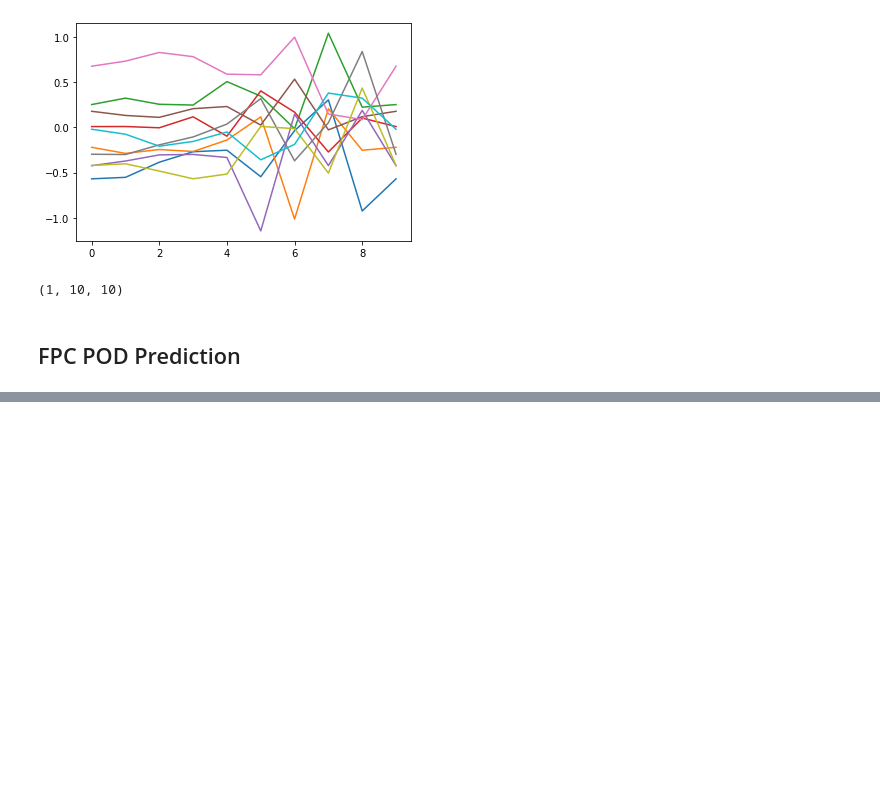
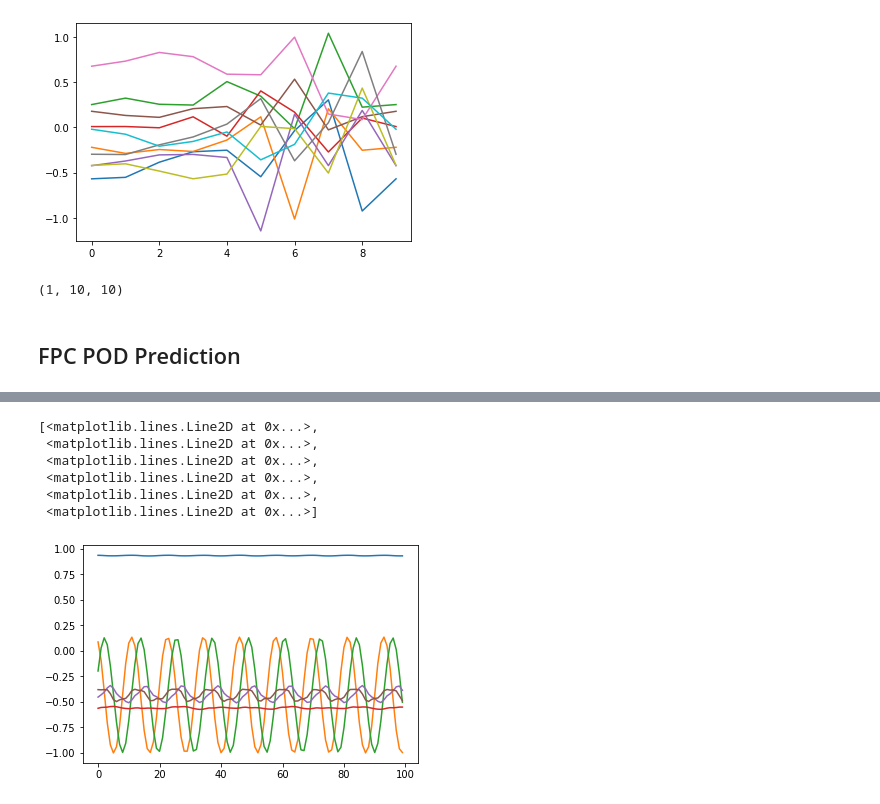
Before and after one commit to acse-zrw20/DD-GAN-AE, a Jupyter notebook: examples/Predictive adversarial.ipynb, the cells around one changed output, grey strips where cells are left out. Cells and saved outputs as stored; diff of their text form; code cells hidden in the pictures; blank space fills up the shorter version.

```diff
--- a/examples/Predictive adversarial.ipynb
+++ b/examples/Predictive adversarial.ipynb
@@ -464,0 +483,10 @@ predicted = pred_adv.predict(boundaries, init_values, 120, iters=4, sor=1)
+# %%
+plt.plot(train_data[1, :6, 800:1100:3].T)
+# %% [output]
+[<matplotlib.lines.Line2D at 0x...>,
+ <matplotlib.lines.Line2D at 0x...>,
+ <matplotlib.lines.Line2D at 0x...>,
+ <matplotlib.lines.Line2D at 0x...>,
+ <matplotlib.lines.Line2D at 0x...>,
+ <matplotlib.lines.Line2D at 0x...>]
+[figure, added]
```
Also changed, not shown: parts of 6 cells of this notebook.
